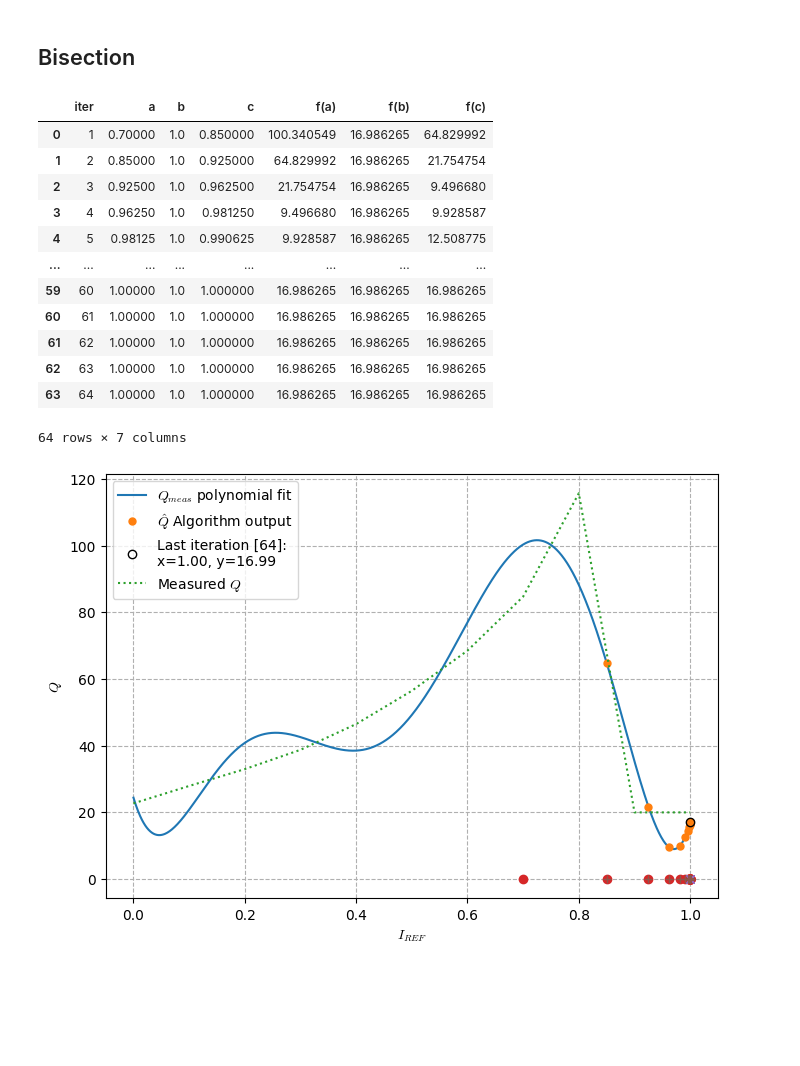
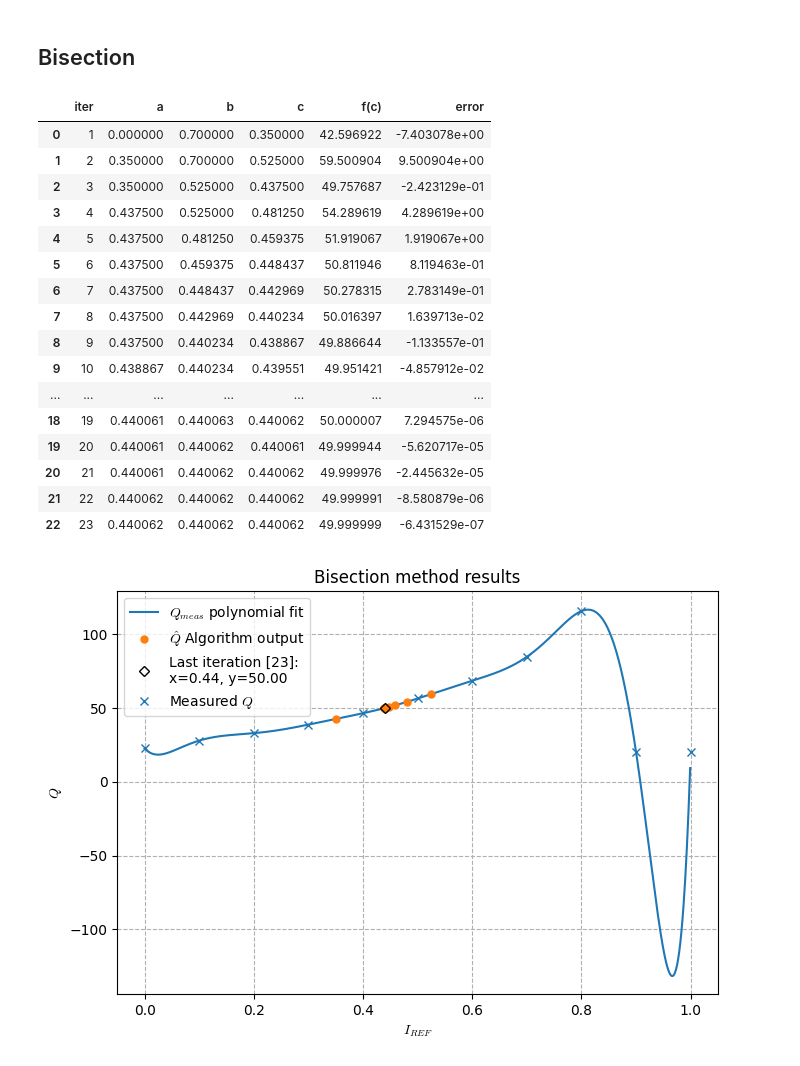
Before and after one commit to pesadaum/tcc, a Jupyter notebook: prototype/main.ipynb, the cells around one changed output. Saved outputs shown, nothing was run; the diff lists cells and outputs as text; code cells hidden in the pictures; blank space fills up the shorter version.

```diff
--- a/prototype/main.ipynb
+++ b/prototype/main.ipynb
@@ -50,0 +25,4 @@ def q_func_polynomial(x, q_values=q_values, deg=6, q_drop=False):
+# %%
+q_values = get_q_df('./data/QVALUES.txt')
+
+q_values.tail()
@@ -225,61 +234,65 @@ plt.show()
 # %%
 from methods import bisection
 # %%
-a = 0.7
-b = 1.0
-seek = 200
-tol = 1
+a = 0.0
+b = 0.7
+seek = 50
+tol = 1e-6
 MAX_ITER = 64
 
 x = np.arange(0, 1, 1e-3)
-f = q_func_polynomial(x)
+f = q_func_polynomial(x, q_values, deg=12, include_q_drop=True)
 y = f(x)
 
-res_bissection = bisection(a, b, seek, tol, f, MAX_ITER, debug=True)
+res_bisection = bisection(a, b, seek, tol, f, MAX_ITER, debug=True)
 
-res_bissection
+res_bisection
 # %% [output]
-|  | iter | a | b | c | f(a) | f(b) | f(c) |
-| 0 | 1 | 0.70000 | 1.0 | 0.850000 | 100.340549 | 16.986265 | 64.829992 |
-| 1 | 2 | 0.85000 | 1.0 | 0.925000 | 64.829992 | 16.986265 | 21.754754 |
-| 2 | 3 | 0.92500 | 1.0 | 0.962500 | 21.754754 | 16.986265 | 9.496680 |
-| 3 | 4 | 0.96250 | 1.0 | 0.981250 | 9.496680 | 16.986265 | 9.928587 |
-| 4 | 5 | 0.98125 | 1.0 | 0.990625 | 9.928587 | 16.986265 | 12.508775 |
-| ... | ... | ... | ... | ... | ... | ... | ... |
-| 59 | 60 | 1.00000 | 1.0 | 1.000000 | 16.986265 | 16.986265 | 16.986265 |
-| 60 | 61 | 1.00000 | 1.0 | 1.000000 | 16.986265 | 16.986265 | 16.986265 |
-| 61 | 62 | 1.00000 | 1.0 | 1.000000 | 16.986265 | 16.986265 | 16.986265 |
-| 62 | 63 | 1.00000 | 1.0 | 1.000000 | 16.986265 | 16.986265 | 16.986265 |
-| 63 | 64 | 1.00000 | 1.0 | 1.000000 | 16.986265 | 16.986265 | 16.986265 |
+|  | iter | a | b | c | f(c) | error |
+| 0 | 1 | 0.000000 | 0.700000 | 0.350000 | 42.596922 | -7.403078e+00 |
+| 1 | 2 | 0.350000 | 0.700000 | 0.525000 | 59.500904 | 9.500904e+00 |
+| 2 | 3 | 0.350000 | 0.525000 | 0.437500 | 49.757687 | -2.423129e-01 |
+| 3 | 4 | 0.437500 | 0.525000 | 0.481250 | 54.289619 | 4.289619e+00 |
+| 4 | 5 | 0.437500 | 0.481250 | 0.459375 | 51.919067 | 1.919067e+00 |
+| 5 | 6 | 0.437500 | 0.459375 | 0.448437 | 50.811946 | 8.119463e-01 |
+| 6 | 7 | 0.437500 | 0.448437 | 0.442969 | 50.278315 | 2.783149e-01 |
+| 7 | 8 | 0.437500 | 0.442969 | 0.440234 | 50.016397 | 1.639713e-02 |
+| 8 | 9 | 0.437500 | 0.440234 | 0.438867 | 49.886644 | -1.133557e-01 |
+| 9 | 10 | 0.438867 | 0.440234 | 0.439551 | 49.951421 | -4.857912e-02 |
+| ... | ... | ... | ... | ... | ... | ... |
+| 18 | 19 | 0.440061 | 0.440063 | 0.440062 | 50.000007 | 7.294575e-06 |
+| 19 | 20 | 0.440061 | 0.440062 | 0.440061 | 49.999944 | -5.620717e-05 |
+| 20 | 21 | 0.440061 | 0.440062 | 0.440062 | 49.999976 | -2.445632e-05 |
+| 21 | 22 | 0.440062 | 0.440062 | 0.440062 | 49.999991 | -8.580879e-06 |
+| 22 | 23 | 0.440062 | 0.440062 | 0.440062 | 49.999999 | -6.431529e-07 |
-64 rows × 7 columns
 # %%
 fig, ax = plt.subplots(nrows=1, figsize=(7, 5))
 
 ax.plot(x, y, label='$Q_{meas}$ polynomial fit')
-ax.plot(res_bissection['c'], res_bissection['f(c)'], 'o',
+ax.plot(res_bisection['c'], res_bisection['f(c)'], 'o',
         label='$\hat{Q}$ Algorithm output', markersize=5)
 
-q_x = res_bissection.iloc[-1, 3]
-q_y = res_bissection.iloc[-1, -1]
-last_iter = res_bissection.iloc[-1, 0]
+q_x = res_bisection.iloc[-1, -3]
+q_y = res_bisection.iloc[-1, -2]
+last_iter = res_bisection.iloc[-1, 0]
 
-ax.plot(q_x, q_y, 'o',
+ax.plot(q_x, q_y, 'D',
         label=f'Last iteration [{last_iter}]:\nx={q_x:.2f}, y={q_y:.2f}',
-        c='k', fillstyle='none',)
+        c='k', fillstyle='none', markersize=5)
 
-ax.plot(q_values['i_ref'], q_values['Q'], ':', label='Measured $Q$')
+ax.plot(q_values['i_ref'], q_values['Q'], 'x', c='C0', label='Measured $Q$')
 
 ax.legend()
-ax.set(xlabel='$I_{REF}$', ylabel='$Q$')
+ax.set(xlabel='$I_{REF}$', ylabel='$Q$', title='Bisection method results')
 
 
-a = res_bissection['a']
-b = res_bissection['b']
-c = res_bissection['c']
+# a = res_bisection['a']
+# b = res_bisection['b']
+# c = res_bisection['c']
 
-ax.plot(a, np.zeros_like(a), 'o', b, np.zeros_like(b), 'x', c, np.zeros_like(c), '+')
+# ax.plot(a, np.zeros_like(a), 'o', b, np.zeros_like(b), 'x', c, np.zeros_like(c), '+')
 
 fig.tight_layout()
 plt.show()
 # %% [output]
-[figure, old version]
+[figure, new version]
```
Also changed, not shown: parts of 14 cells of this notebook, 6 other files.
